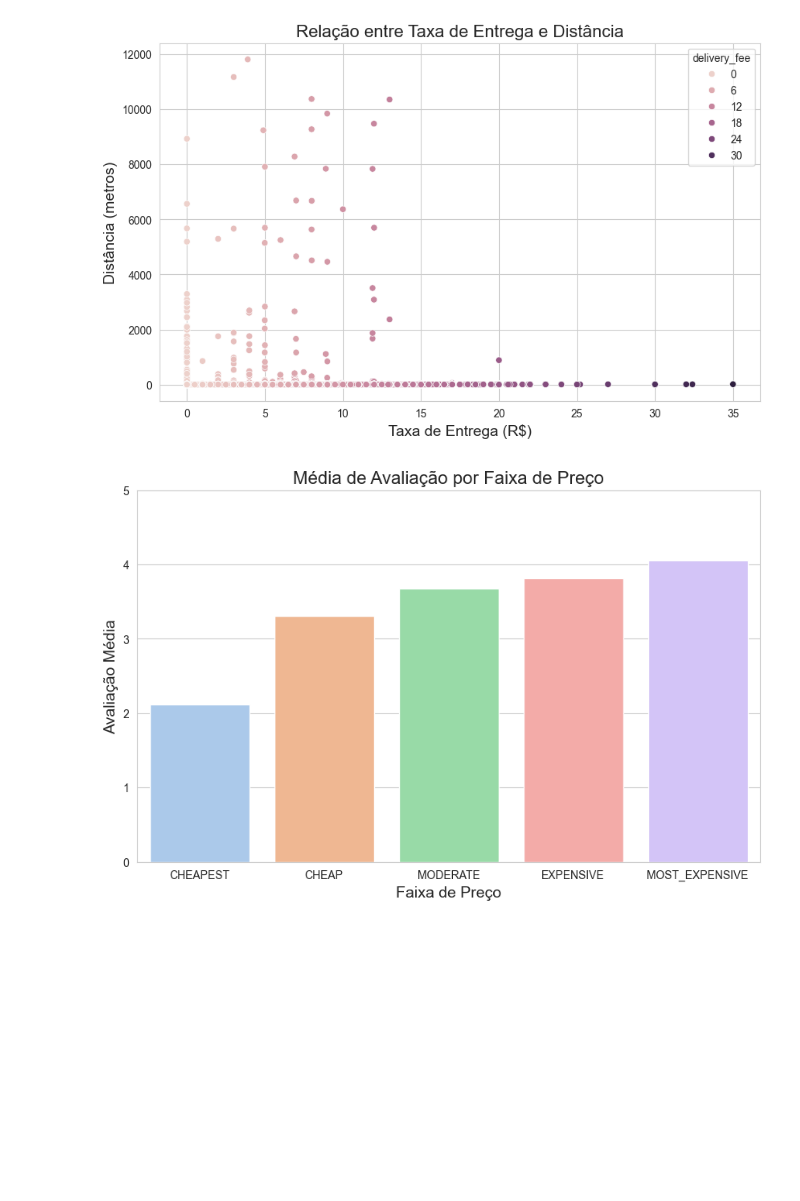
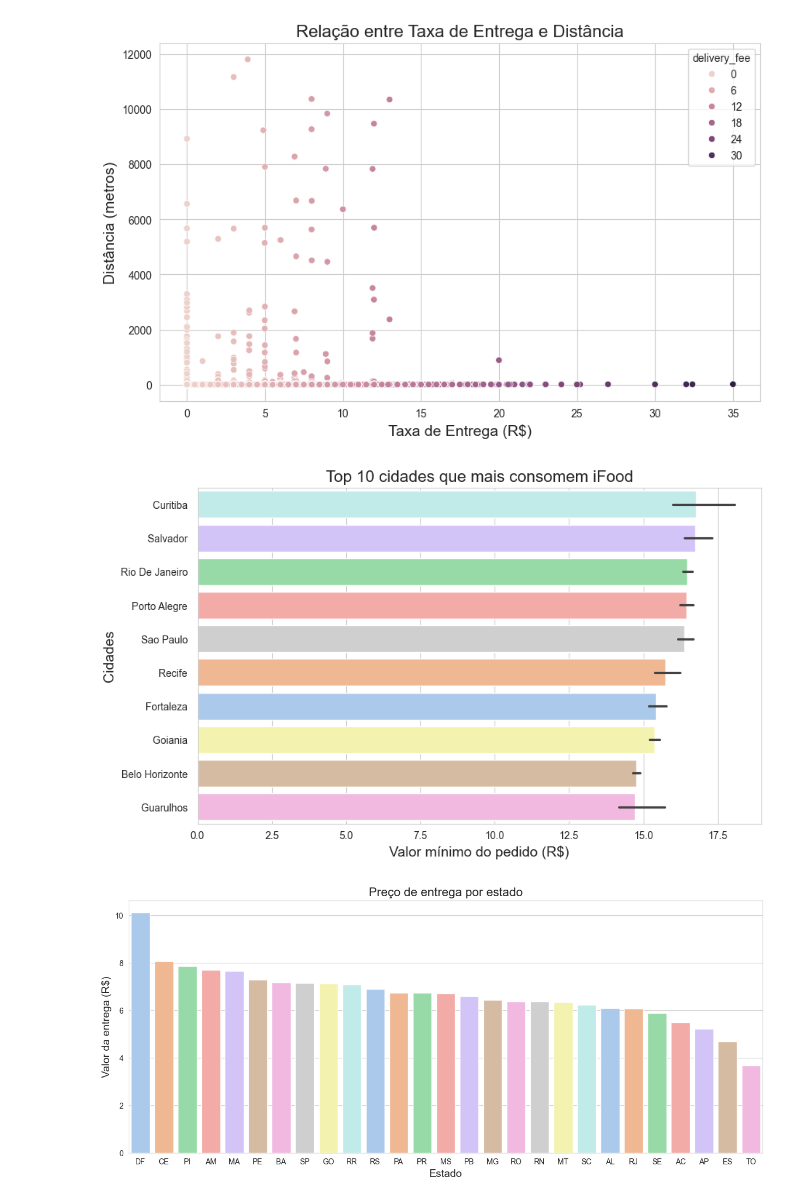
Before and after one commit to JhenyfferOliveira/Projeto-AnaliseDados-Ada, a Jupyter notebook: projeto_final_modulo_4.ipynb, the cells around one changed output. Drawn from its saved outputs; the diff is of its cells as text; code cells hidden in the pictures; blank space fills up the shorter version.

```diff
--- a/projeto_final_modulo_4.ipynb
+++ b/projeto_final_modulo_4.ipynb
@@ -235,0 +235,16 @@ with sns.axes_style('whitegrid'):
+# %%
+# Faixa de preço x Avaliação
+
+order = ['CHEAPEST', 'CHEAP', 'MODERATE', 'EXPENSIVE', 'MOST_EXPENSIVE']
+df['price_range'] = pd.Categorical(df['price_range'], categories=order, ordered=True)
+avg_rating_by_price = df.groupby('price_range', observed=False)['rating'].mean().reset_index()
+
+with sns.axes_style("whitegrid"):
+    grafico = sns.barplot(data=avg_rating_by_price, x="price_range", y="rating", hue="price_range", palette="pastel")
+    grafico.set_title('Média de Avaliação por Faixa de Preço', fontsize=16)
+    grafico.set_xlabel('Faixa de Preço', fontsize=14)
+    grafico.set_ylabel('Avaliação Média', fontsize=14)
+    grafico.set_ylim(0, 5)
+    grafico.figure.set_size_inches(w=10, h=6)
+
+    plt.show()
@@ -246,21 +263,36 @@ with sns.axes_style("whitegrid"):
     plt.show()
 # %% [output]
 [figure]
+# %%
+# Top 10 cidades que mais consomem iFood
+
+top_10_cidades = df['city'].value_counts().head(10).index
+df_top_10_cidades = df[df['city'].isin(top_10_cidades)].copy()
+ordered_cities = df_top_10_cidades.groupby('city')['minimumOrderValue'].mean().sort_values(ascending=False).index
+
+with sns.axes_style("whitegrid"):
+    grafico = sns.barplot(data=df_top_10_cidades, x="minimumOrderValue", y="city", hue="city", palette="pastel", order=ordered_cities)
+    grafico.set_title('Top 10 cidades que mais consomem iFood', fontsize=16)
+    grafico.set_xlabel('Valor mínimo do pedido (R$)', fontsize=14)
+    grafico.set_ylabel('Cidades', fontsize=14)
+    grafico.figure.set_size_inches(w=10, h=6)
+
+    plt.show()
+# %% [output]
+[figure, added]
 # %%
-# Faixa de preço x Avaliação
+# Preço de entrega por Estado
 
-order = ['CHEAPEST', 'CHEAP', 'MODERATE', 'EXPENSIVE', 'MOST_EXPENSIVE']
-df['price_range'] = pd.Categorical(df['price_range'], categories=order, ordered=True)
-avg_rating_by_price = df.groupby('price_range')['rating'].mean().reset_index()
+avg_delivery_fee_by_state = df.groupby('state')['delivery_fee'].mean().reset_index()
+avg_delivery_fee_by_state = avg_delivery_fee_by_state.sort_values(by='delivery_fee', ascending=False)
 
 with sns.axes_style("whitegrid"):
-    grafico = sns.barplot(data=avg_rating_by_price, x="price_range", y="rating", hue="price_range", palette="pastel")
-    grafico.set_title('Média de Avaliação por Faixa de Preço', fontsize=16)
-    grafico.set_xlabel('Faixa de Preço', fontsize=14)
-    grafico.set_ylabel('Avaliação Média', fontsize=14)
-    grafico.set_ylim(0, 5)
-    grafico.figure.set_size_inches(w=10, h=6)
+    grafico = sns.barplot(data=avg_delivery_fee_by_state, x="state", y="delivery_fee", hue="state", palette="pastel")
+    grafico.set_title('Preço de entrega por estado', fontsize=16)
+    grafico.set_xlabel('Estado', fontsize=14)
+    grafico.set_ylabel('Valor da entrega (R$)', fontsize=14)
+    grafico.figure.set_size_inches(w=15, h=6)
 
     plt.show()
 # %% [output]
-[figure, old version]
+[figure, new version]
```
Also changed, not shown: parts of 5 cells of this notebook.
